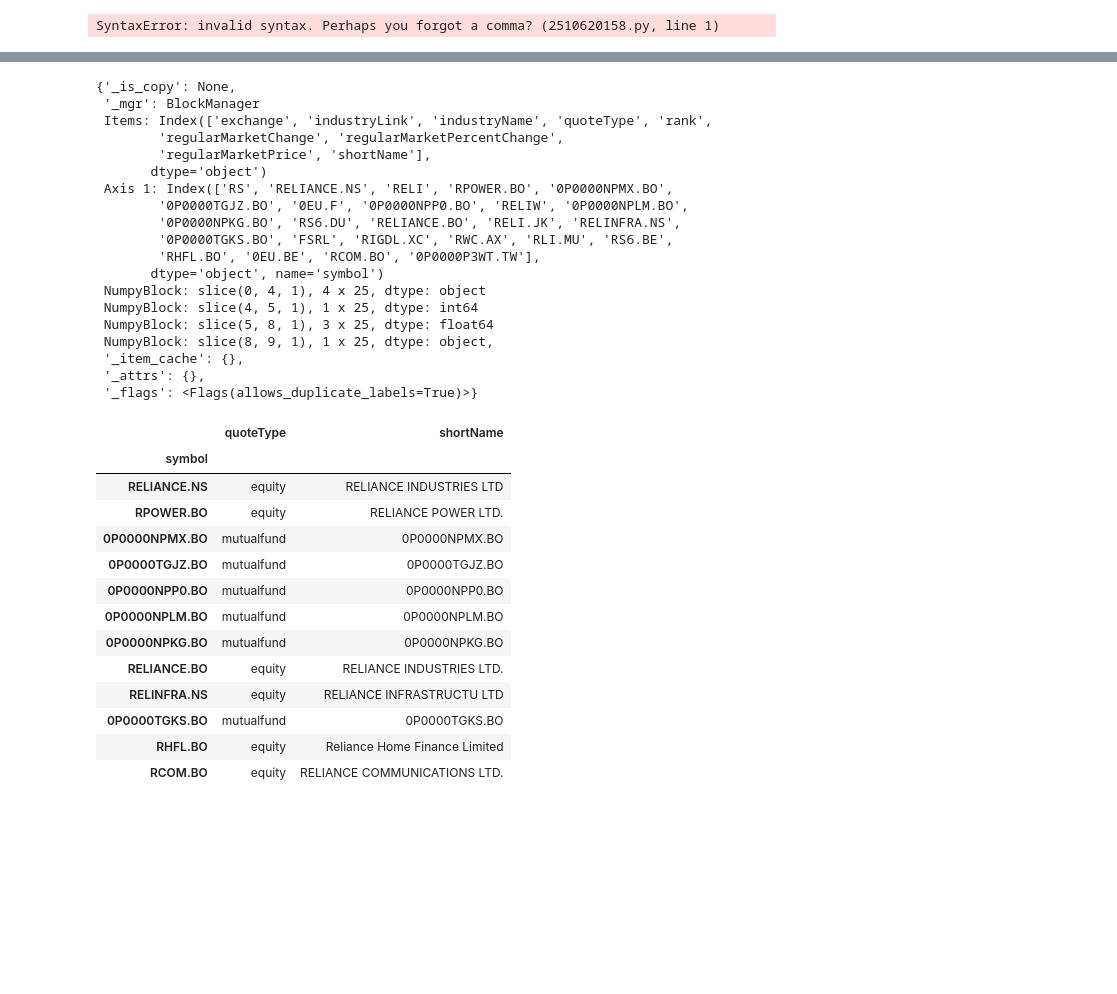
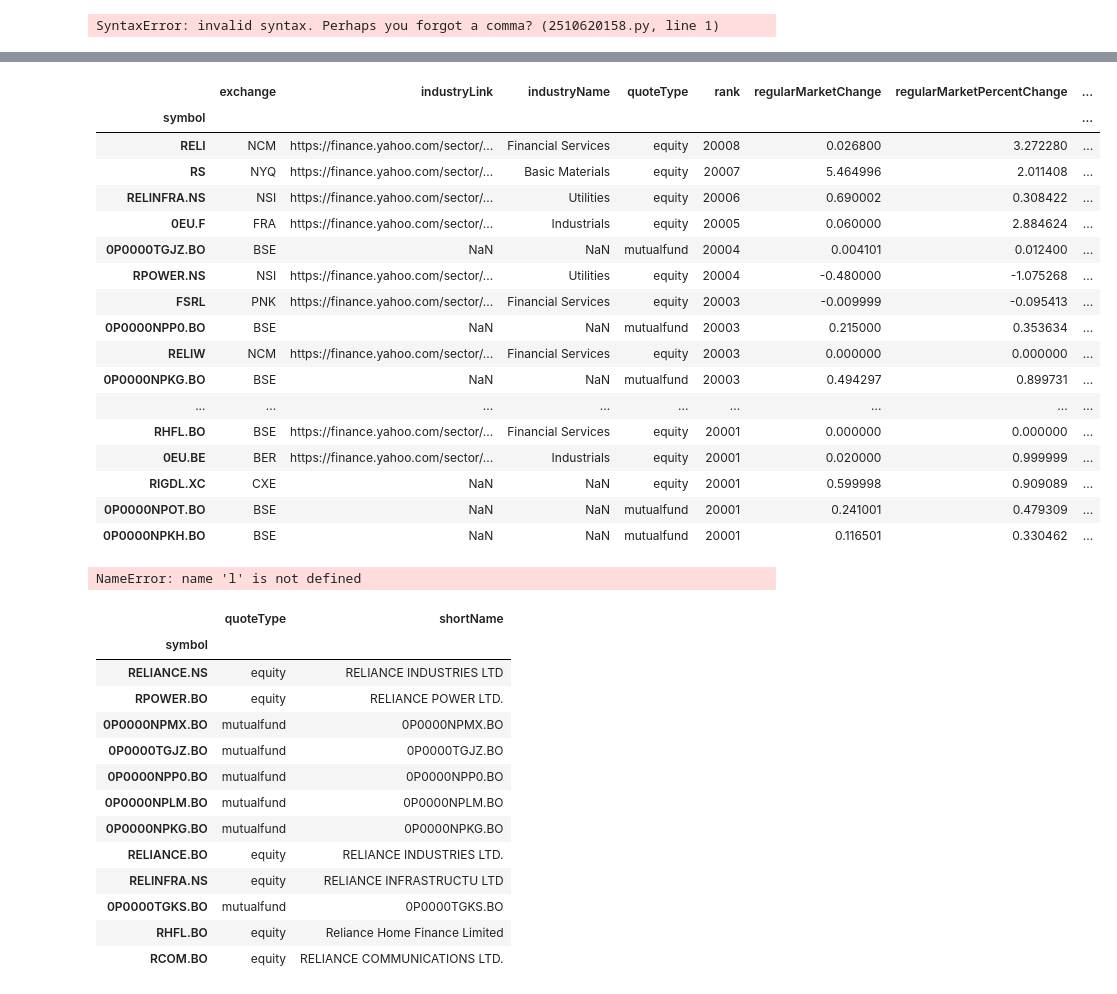
Before and after one commit to avinashmane/ainvest, a Jupyter notebook: notebooks/yfinance_test.ipynb, the cells around one changed output, grey strips where cells are left out. Saved outputs shown, nothing was run; the diff lists cells and outputs as text; code cells hidden in the pictures; blank space fills up the shorter version.

```diff
--- a/notebooks/yfinance_test.ipynb
+++ b/notebooks/yfinance_test.ipynb
@@ -31,26 +15,29 @@ s.__dict__
 # %%
 l=yf.Lookup("Reliance").get_all()
-l.__dict__
+l
 # %% [output]
-{'_is_copy': None,
- '_mgr': BlockManager
- Items: Index(['exchange', 'industryLink', 'industryName', 'quoteType', 'rank',
-        'regularMarketChange', 'regularMarketPercentChange',
-        'regularMarketPrice', 'shortName'],
-       dtype='object')
- Axis 1: Index(['RS', 'RELIANCE.NS', 'RELI', 'RPOWER.BO', '0P0000NPMX.BO',
-        '0P0000TGJZ.BO', '0EU.F', '0P0000NPP0.BO', 'RELIW', '0P0000NPLM.BO',
-        '0P0000NPKG.BO', 'RS6.DU', 'RELIANCE.BO', 'RELI.JK', 'RELINFRA.NS',
-        '0P0000TGKS.BO', 'FSRL', 'RIGDL.XC', 'RWC.AX', 'RLI.MU', 'RS6.BE',
-        'RHFL.BO', '0EU.BE', 'RCOM.BO', '0P0000P3WT.TW'],
-       dtype='object', name='symbol')
- NumpyBlock: slice(0, 4, 1), 4 x 25, dtype: object
- NumpyBlock: slice(4, 5, 1), 1 x 25, dtype: int64
- NumpyBlock: slice(5, 8, 1), 3 x 25, dtype: float64
- NumpyBlock: slice(8, 9, 1), 1 x 25, dtype: object,
- '_item_cache': {},
- '_attrs': {},
- '_flags': <Flags(allows_duplicate_labels=True)>}
+|  | exchange | industryLink | industryName | quoteType | rank | regularMarketChange | regularMarketPercentChange | ... |
+| symbol |  |  |  |  |  |  |  | ... |
+| RELI | NCM | https://finance.yahoo.com/sector/... | Financial Services | equity | 20008 | 0.026800 | 3.272280 | ... |
+| RS | NYQ | https://finance.yahoo.com/sector/... | Basic Materials | equity | 20007 | 5.464996 | 2.011408 | ... |
+| RELINFRA.NS | NSI | https://finance.yahoo.com/sector/... | Utilities | equity | 20006 | 0.690002 | 0.308422 | ... |
+| 0EU.F | FRA | https://finance.yahoo.com/sector/... | Industrials | equity | 20005 | 0.060000 | 2.884624 | ... |
+| 0P0000TGJZ.BO | BSE | NaN | NaN | mutualfund | 20004 | 0.004101 | 0.012400 | ... |
+| RPOWER.NS | NSI | https://finance.yahoo.com/sector/... | Utilities | equity | 20004 | -0.480000 | -1.075268 | ... |
+| FSRL | PNK | https://finance.yahoo.com/sector/... | Financial Services | equity | 20003 | -0.009999 | -0.095413 | ... |
+| 0P0000NPP0.BO | BSE | NaN | NaN | mutualfund | 20003 | 0.215000 | 0.353634 | ... |
+| RELIW | NCM | https://finance.yahoo.com/sector/... | Financial Services | equity | 20003 | 0.000000 | 0.000000 | ... |
+| 0P0000NPKG.BO | BSE | NaN | NaN | mutualfund | 20003 | 0.494297 | 0.899731 | ... |
+| ... | ... | ... | ... | ... | ... | ... | ... | ... |
+| RHFL.BO | BSE | https://finance.yahoo.com/sector/... | Financial Services | equity | 20001 | 0.000000 | 0.000000 | ... |
+| 0EU.BE | BER | https://finance.yahoo.com/sector/... | Industrials | equity | 20001 | 0.020000 | 0.999999 | ... |
+| RIGDL.XC | CXE | NaN | NaN | equity | 20001 | 0.599998 | 0.909089 | ... |
+| 0P0000NPOT.BO | BSE | NaN | NaN | mutualfund | 20001 | 0.241001 | 0.479309 | ... |
+| 0P0000NPKH.BO | BSE | NaN | NaN | mutualfund | 20001 | 0.116501 | 0.330462 | ... |
+# %%
+l
+# %% [output]
+NameError: name 'l' is not defined
 # %%
 exchanges=['BSE','NSI']
 l.query('exchange.isin(@exchanges)')["quoteType shortName".split()]
```
Also changed, not shown: parts of 7 cells of this notebook, 7 other files.
